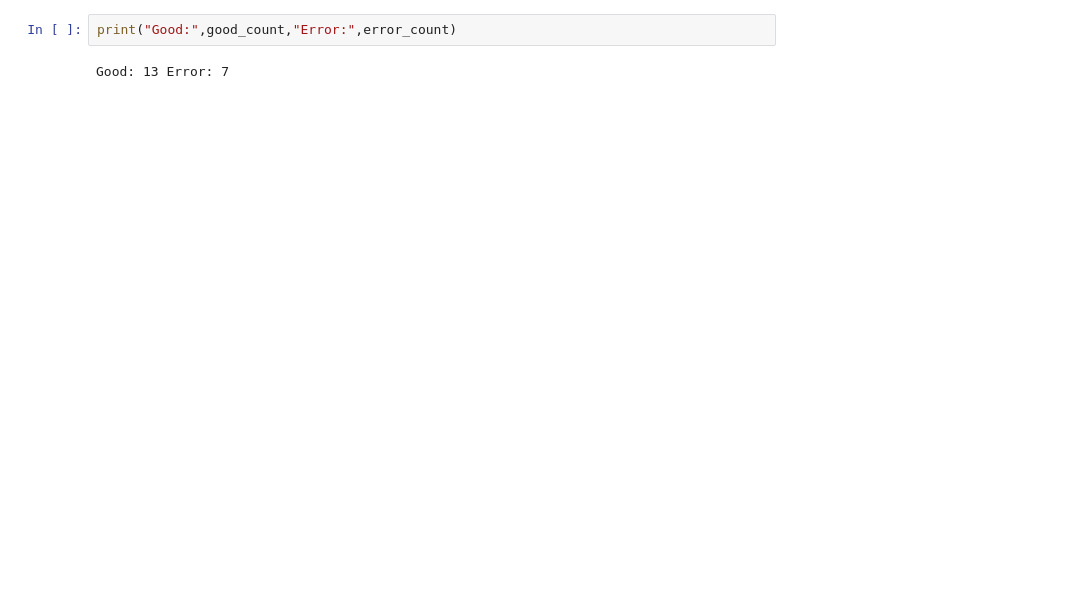
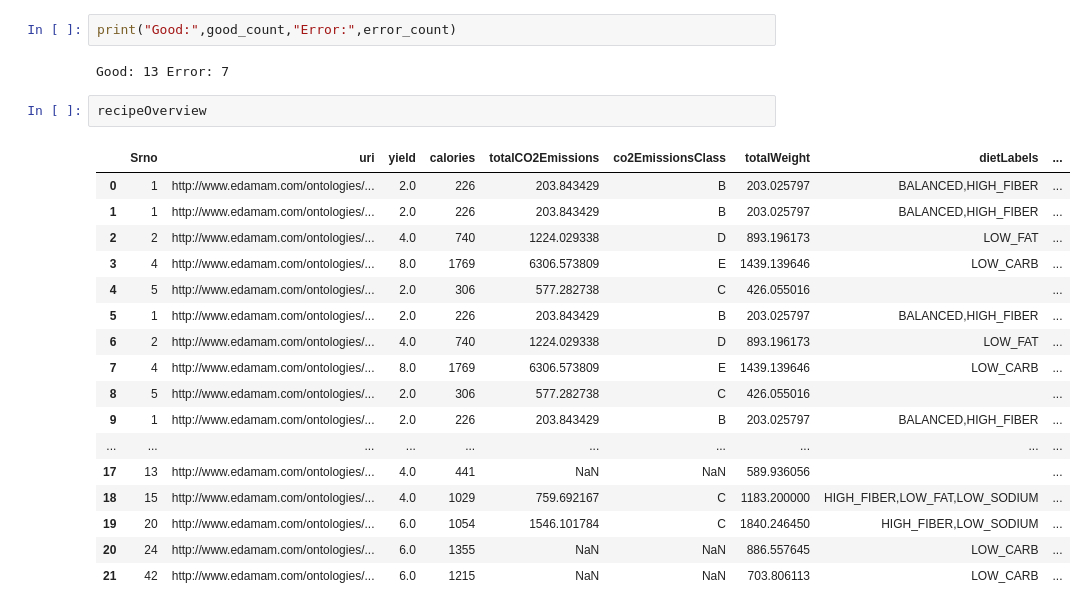
Before and after one commit to Sayed-Afnan-Khazi/cd-proj-demo-prod, a Jupyter notebook: dev.ipynb, the cells around one changed output. Cells and saved outputs as stored; diff of their text form; blank space fills up the shorter version.

```diff
--- a/dev.ipynb
+++ b/dev.ipynb
@@ -581,3 +648,23 @@ uh oh, roadblock?? [Help link I found](https://developer.edamam.com/api/faq#:~:t
 print("Good:",good_count,"Error:",error_count)
 # %% [output]
 Good: 13 Error: 7
+# %%
+recipeOverview
+# %% [output]
+|  | Srno | uri | yield | calories | totalCO2Emissions | co2EmissionsClass | totalWeight | dietLabels | ... |
+| 0 | 1 | http://www.edamam.com/ontologies/... | 2.0 | 226 | 203.843429 | B | 203.025797 | BALANCED,HIGH_FIBER | ... |
+| 1 | 1 | http://www.edamam.com/ontologies/... | 2.0 | 226 | 203.843429 | B | 203.025797 | BALANCED,HIGH_FIBER | ... |
+| 2 | 2 | http://www.edamam.com/ontologies/... | 4.0 | 740 | 1224.029338 | D | 893.196173 | LOW_FAT | ... |
+| 3 | 4 | http://www.edamam.com/ontologies/... | 8.0 | 1769 | 6306.573809 | E | 1439.139646 | LOW_CARB | ... |
+| 4 | 5 | http://www.edamam.com/ontologies/... | 2.0 | 306 | 577.282738 | C | 426.055016 |  | ... |
+| 5 | 1 | http://www.edamam.com/ontologies/... | 2.0 | 226 | 203.843429 | B | 203.025797 | BALANCED,HIGH_FIBER | ... |
+| 6 | 2 | http://www.edamam.com/ontologies/... | 4.0 | 740 | 1224.029338 | D | 893.196173 | LOW_FAT | ... |
+| 7 | 4 | http://www.edamam.com/ontologies/... | 8.0 | 1769 | 6306.573809 | E | 1439.139646 | LOW_CARB | ... |
+| 8 | 5 | http://www.edamam.com/ontologies/... | 2.0 | 306 | 577.282738 | C | 426.055016 |  | ... |
+| 9 | 1 | http://www.edamam.com/ontologies/... | 2.0 | 226 | 203.843429 | B | 203.025797 | BALANCED,HIGH_FIBER | ... |
+| ... | ... | ... | ... | ... | ... | ... | ... | ... | ... |
+| 17 | 13 | http://www.edamam.com/ontologies/... | 4.0 | 441 | NaN | NaN | 589.936056 |  | ... |
+| 18 | 15 | http://www.edamam.com/ontologies/... | 4.0 | 1029 | 759.692167 | C | 1183.200000 | HIGH_FIBER,LOW_FAT,LOW_SODIUM | ... |
+| 19 | 20 | http://www.edamam.com/ontologies/... | 6.0 | 1054 | 1546.101784 | C | 1840.246450 | HIGH_FIBER,LOW_SODIUM | ... |
+| 20 | 24 | http://www.edamam.com/ontologies/... | 6.0 | 1355 | NaN | NaN | 886.557645 | LOW_CARB | ... |
+| 21 | 42 | http://www.edamam.com/ontologies/... | 6.0 | 1215 | NaN | NaN | 703.806113 | LOW_CARB | ... |
```
Also changed, not shown: parts of 14 cells of this notebook, 4 other files.
